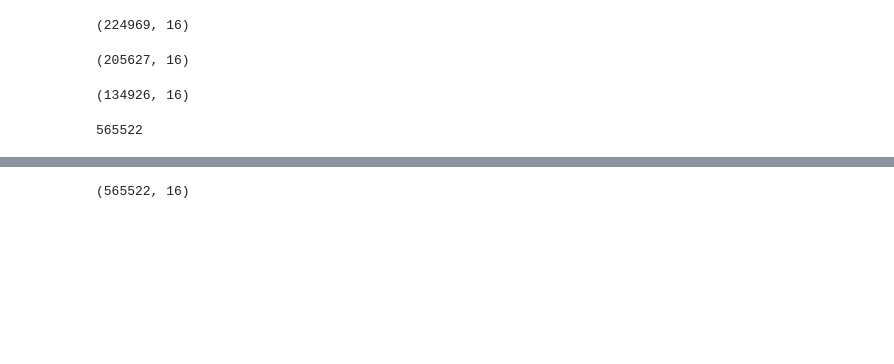
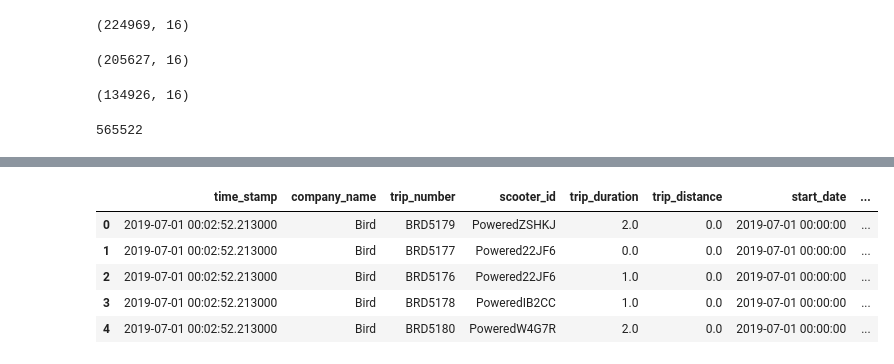
Before and after one commit to Quezadajl/nashville-scooters-project, a Jupyter notebook: notebooks/eor_all_trips.ipynb, the cells around one changed output, grey strips where cells are left out. Saved outputs shown, nothing was run; the diff lists cells and outputs as text; code cells hidden in the pictures; blank space fills up the shorter version.

```diff
--- a/notebooks/eor_all_trips.ipynb
+++ b/notebooks/eor_all_trips.ipynb
@@ -41,21 +35,25 @@ all_trips.head()
 # %%
-all_trips = all_trips.rename(columns={"pubTimeStamp": "time_stamp",
+july_trips = july_trips.rename(columns={"pubTimeStamp": "time_stamp",
                         "companyName": "company_name",
                         "tripRecordNum": "trip_number",
                         "sumdID": "scooter_id",
                          "tripDuration": "trip_duration",
                          "tripDistance": "trip_distance",
                          "startDate": "start_date",
                          "startTime": "start_time",
                          "endDate": "end_date",
                          "endTime": "end_time",
                          "startLatitude": "start_lat",
                          "startLongitude": "start_lon",
                          "endLatitude": "end_lat",
                          "endLongitude": "end_lon",
                          "tripRoute": "trip_route",
                          "create_dt": "created_date"})
+july_trips.head()
+# %% [output]
+|  | time_stamp | company_name | trip_number | scooter_id | trip_duration | trip_distance | start_date | ... |
+| 0 | 2019-07-01 00:02:52.213000 | Bird | BRD5179 | PoweredZSHKJ | 2.0 | 0.0 | 2019-07-01 00:00:00 | ... |
+| 1 | 2019-07-01 00:02:52.213000 | Bird | BRD5177 | Powered22JF6 | 0.0 | 0.0 | 2019-07-01 00:00:00 | ... |
+| 2 | 2019-07-01 00:02:52.213000 | Bird | BRD5176 | Powered22JF6 | 1.0 | 0.0 | 2019-07-01 00:00:00 | ... |
+| 3 | 2019-07-01 00:02:52.213000 | Bird | BRD5178 | PoweredIB2CC | 1.0 | 0.0 | 2019-07-01 00:00:00 | ... |
+| 4 | 2019-07-01 00:02:52.213000 | Bird | BRD5180 | PoweredW4G7R | 2.0 | 0.0 | 2019-07-01 00:00:00 | ... |
-# %%
-all_trips.shape
-# %% [output]
-(565522, 16)
```
Also changed, not shown: parts of 30 cells of this notebook.
